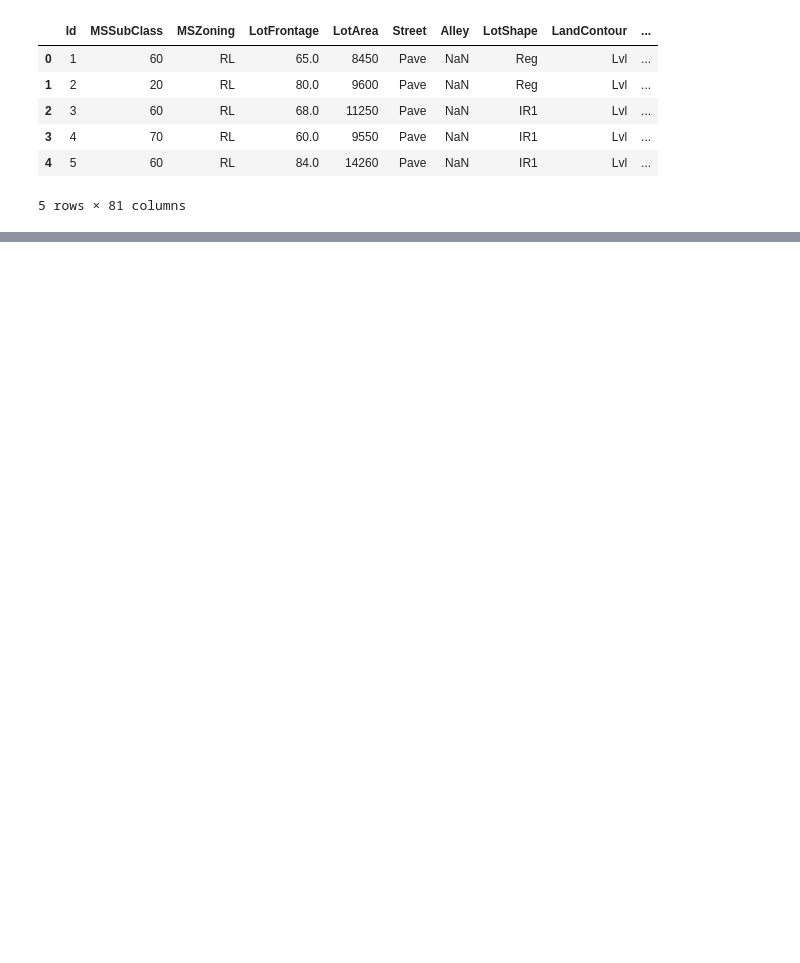
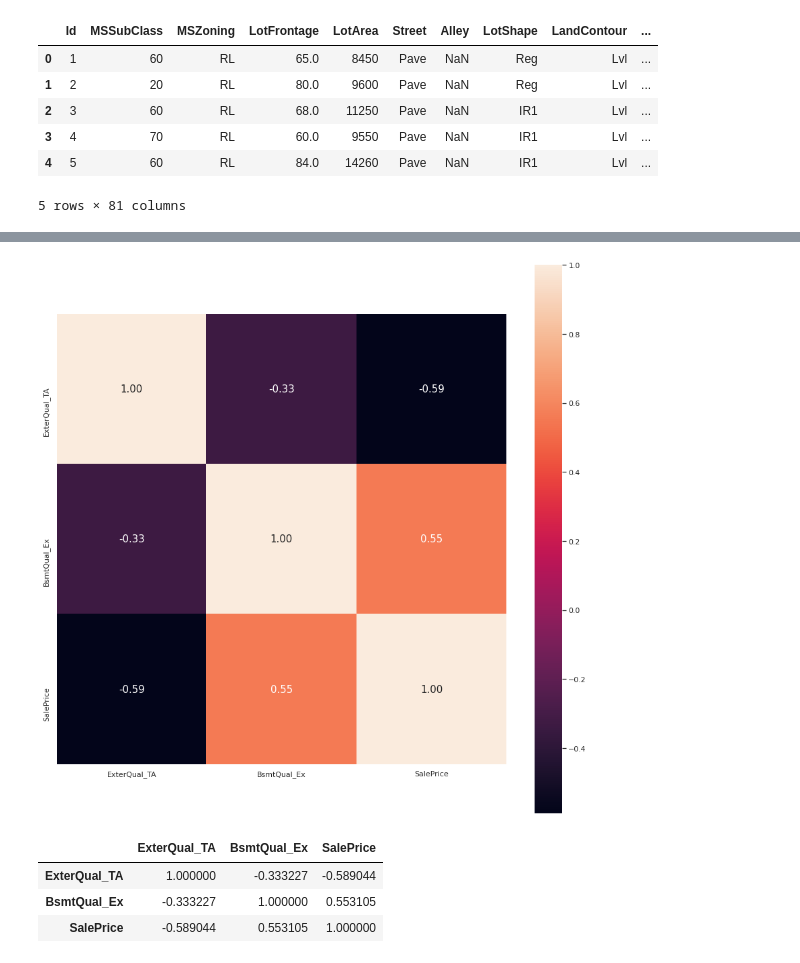
Before and after one commit to as1mple/labs_ds_courses, a Jupyter notebook: Predict_house_price.ipynb, the cells around one changed output, grey strips where cells are left out. Cells and saved outputs as stored; diff of their text form; code cells hidden in the pictures; blank space fills up the shorter version.

```diff
--- a/Predict_house_price.ipynb
+++ b/Predict_house_price.ipynb
@@ -271,0 +141,17 @@ save(test, np.array([i[0] for i in 10 ** slr.predict(x_test_norm)]), 'test_regre
+# %%
+categorical_variables = cat_data[['ExterQual_TA','BsmtQual_Ex', 'SalePrice' ]]
+# %%
+cm = np.corrcoef(categorical_variables.values.T)
+sns.set(font_scale=1.5)
+sns.set(rc={'figure.figsize' : (15, 15)})
+hm = sns.heatmap(cm, cbar=True, annot=True, square=True, fmt='.02f', annot_kws={'size':15}, yticklabels=categorical_variables.columns, xticklabels=categorical_variables.columns)
+plt.show()
+# %% [output]
+[figure, added]
+# %%
+categorical_variables.corr()
+# %% [output]
+|  | ExterQual_TA | BsmtQual_Ex | SalePrice |
+| ExterQual_TA | 1.000000 | -0.333227 | -0.589044 |
+| BsmtQual_Ex | -0.333227 | 1.000000 | 0.553105 |
+| SalePrice | -0.589044 | 0.553105 | 1.000000 |
```
Also changed, not shown: parts of 70 cells of this notebook.
